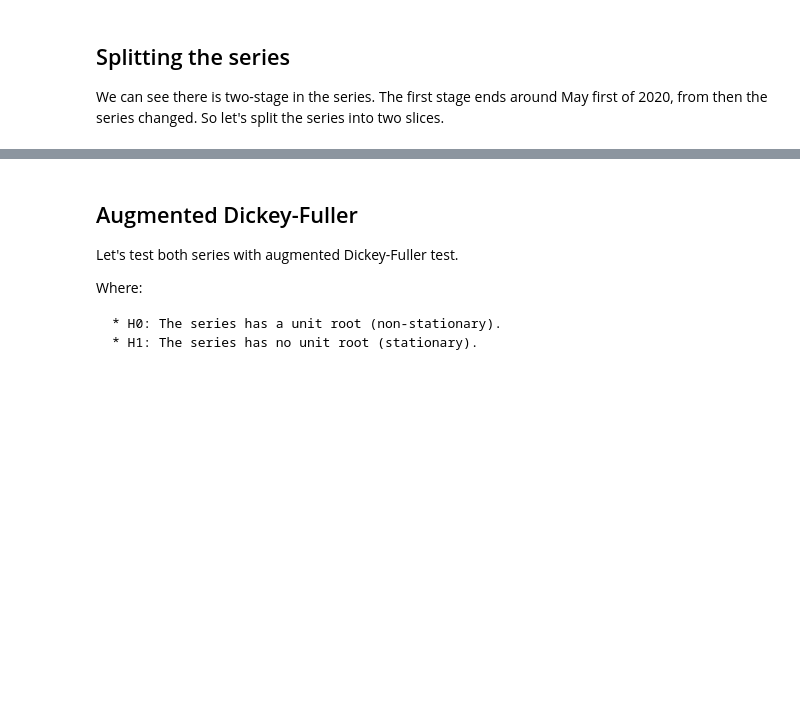
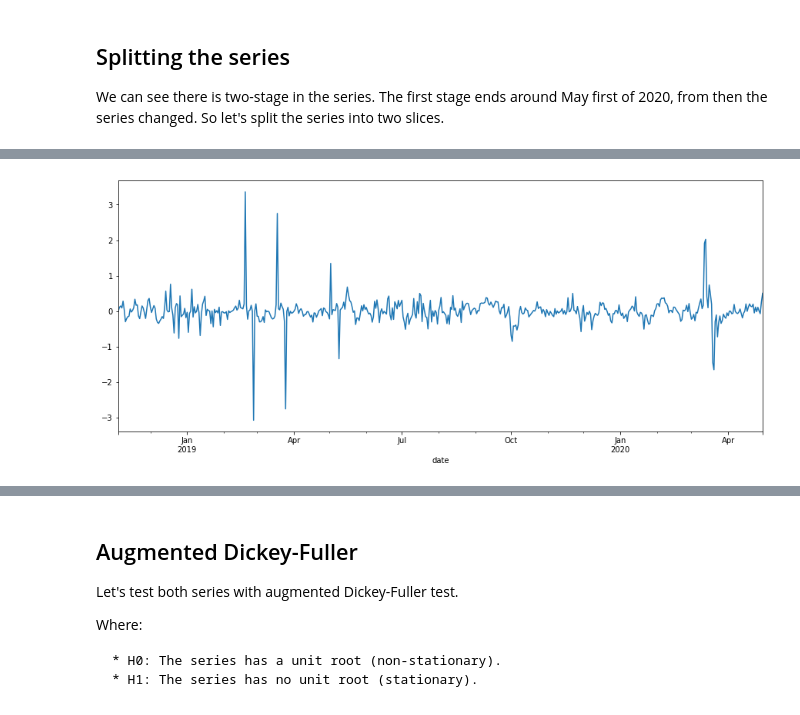
Before and after one commit to Grasia/gas-dao-activity, a Jupyter notebook: gas_seasonality.ipynb, the cells around one changed output, grey strips where cells are left out. Drawn from its saved outputs; the diff is of its cells as text; code cells hidden in the pictures; blank space fills up the shorter version.

```diff
--- a/gas_seasonality.ipynb
+++ b/gas_seasonality.ipynb
@@ -92,0 +95,11 @@ plt.show()
+# %%
+gas_slice1['values'] = np.log(gas_slice1['values'])
+
+N = 7
+gas_slice1['values'] = gas_slice1['values'] - gas_slice1['values'].shift(N)
+gas_slice1.dropna(inplace=True)
+# %%
+gas_slice1['values'].plot(figsize = (15, 6))
+plt.show()
+# %% [output]
+[figure, added]
```
Also changed, not shown: parts of 40 cells of this notebook, 1 other file.
